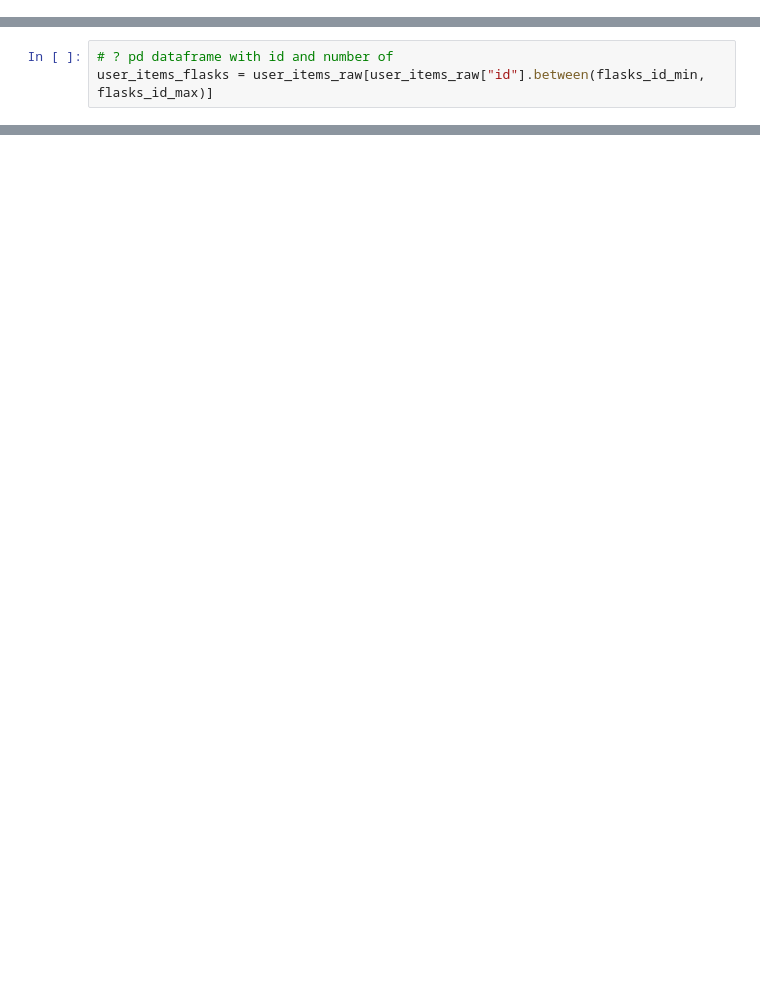
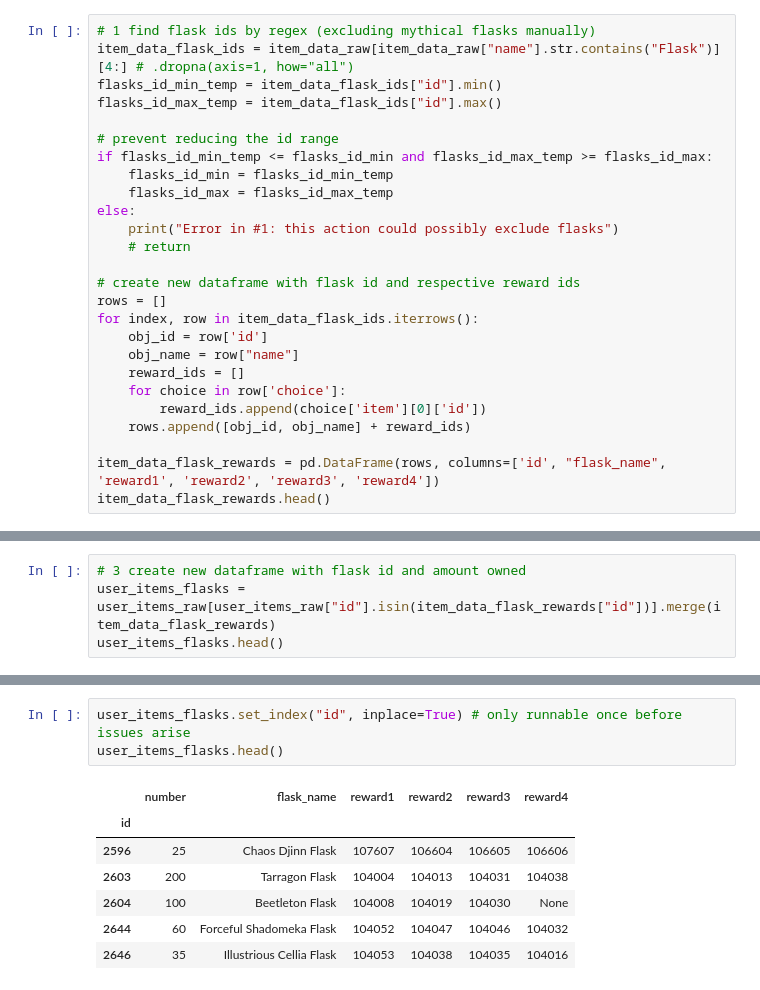
Before and after one commit to IchChefDuNixx/2023SS, a Jupyter notebook: oddities/flask_extractor.ipynb, the cells around one changed output, grey strips where cells are left out. Cells and saved outputs as stored; diff of their text form; blank space fills up the shorter version.

Commit message:
flask extractor 1.0 release

```diff
--- a/oddities/flask_extractor.ipynb
+++ b/oddities/flask_extractor.ipynb
@@ -54,0 +58,26 @@ item_data_flasks = item_data_flasks.drop(item_data_flasks.columns.difference(["i
+# %%
+# 1 find flask ids by regex (excluding mythical flasks manually)
+item_data_flask_ids = item_data_raw[item_data_raw["name"].str.contains("Flask")][4:] # .dropna(axis=1, how="all")
+flasks_id_min_temp = item_data_flask_ids["id"].min()
+flasks_id_max_temp = item_data_flask_ids["id"].max()
+
+# prevent reducing the id range
+if flasks_id_min_temp <= flasks_id_min and flasks_id_max_temp >= flasks_id_max:
+    flasks_id_min = flasks_id_min_temp
+    flasks_id_max = flasks_id_max_temp
+else:
+    print("Error in #1: this action could possibly exclude flasks")
+    # return
+
+# create new dataframe with flask id and respective reward ids
+rows = []
+for index, row in item_data_flask_ids.iterrows():
+    obj_id = row['id']
+    obj_name = row["name"]
+    reward_ids = []
+    for choice in row['choice']:
+        reward_ids.append(choice['item'][0]['id'])
+    rows.append([obj_id, obj_name] + reward_ids)
+
+item_data_flask_rewards = pd.DataFrame(rows, columns=['id', "flask_name", 'reward1', 'reward2', 'reward3', 'reward4'])
+item_data_flask_rewards.head()
@@ -55,3 +91,4 @@ item_data_flasks = item_data_flasks.drop(item_data_flasks.columns.difference(["i
 # %%
-# ? pd dataframe with id and number of
-user_items_flasks = user_items_raw[user_items_raw["id"].between(flasks_id_min, flasks_id_max)]
+# 3 create new dataframe with flask id and amount owned
+user_items_flasks = user_items_raw[user_items_raw["id"].isin(item_data_flask_rewards["id"])].merge(item_data_flask_rewards)
+user_items_flasks.head()
@@ -80,0 +237,11 @@ user_units_champions_owned = user_units_champions_owned.drop(user_units_champion
+# %%
+user_items_flasks.set_index("id", inplace=True) # only runnable once before issues arise
+user_items_flasks.head()
+# %% [output]
+|  | number | flask_name | reward1 | reward2 | reward3 | reward4 |
+| id |  |  |  |  |  |  |
+| 2596 | 25 | Chaos Djinn Flask | 107607 | 106604 | 106605 | 106606 |
+| 2603 | 200 | Tarragon Flask | 104004 | 104013 | 104031 | 104038 |
+| 2604 | 100 | Beetleton Flask | 104008 | 104019 | 104030 | None |
+| 2644 | 60 | Forceful Shadomeka Flask | 104052 | 104047 | 104046 | 104032 |
+| 2646 | 35 | Illustrious Cellia Flask | 104053 | 104038 | 104035 | 104016 |
```
Also changed, not shown: parts of 15 cells of this notebook, 7 other files.
